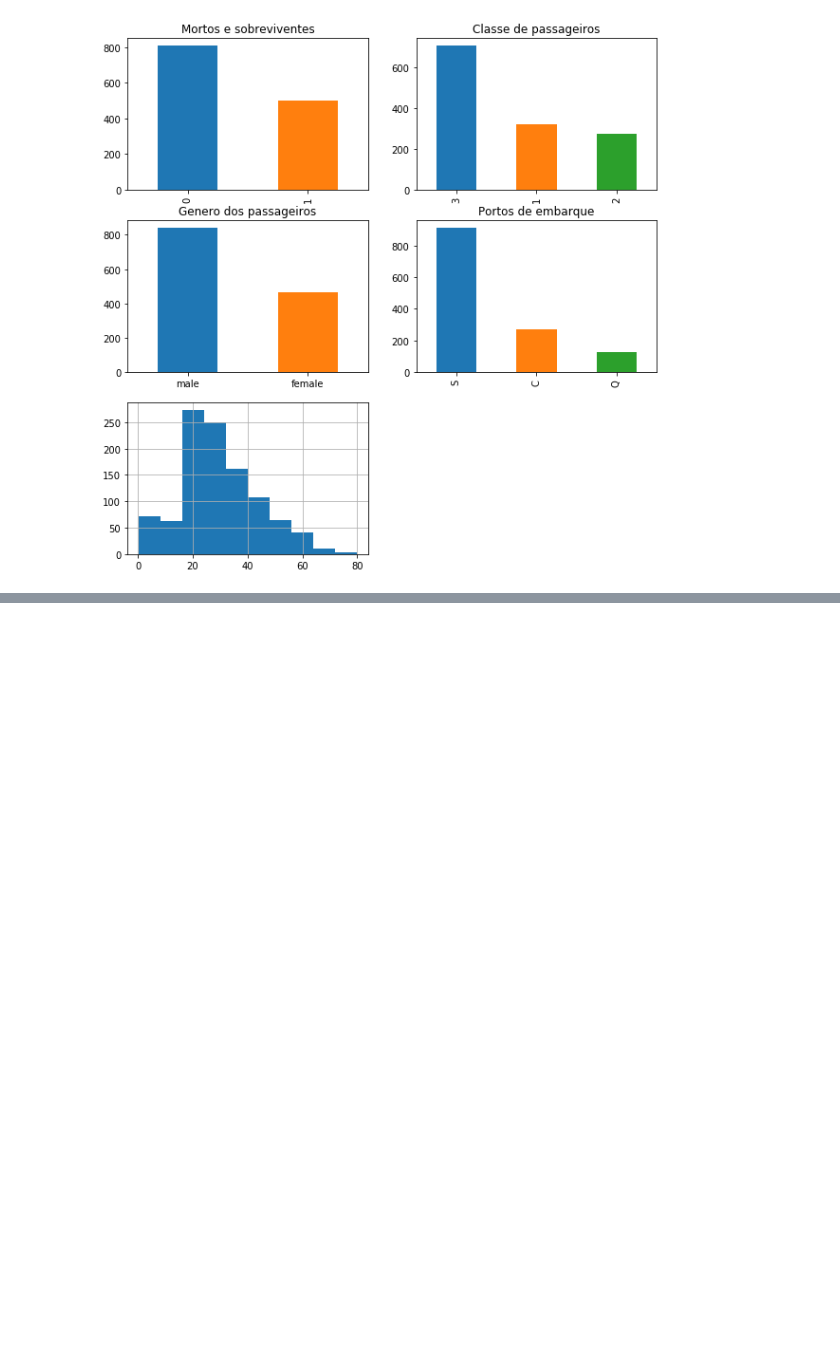
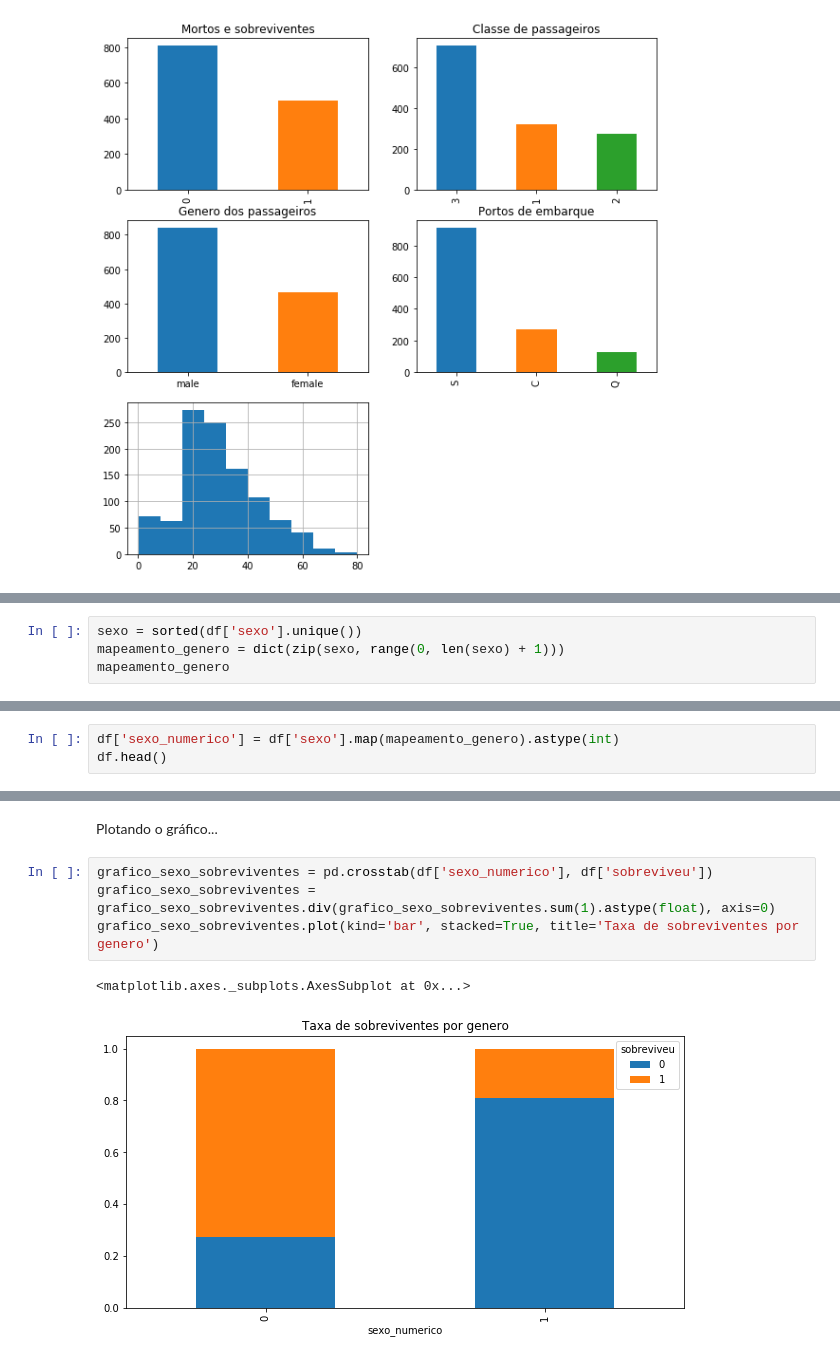
Before and after one commit to nativanando/masters-degree, a Jupyter notebook: mineracao-de-dados/titanic-dataset/titanic-analise .ipynb, the cells around one changed output, grey strips where cells are left out. Drawn from its saved outputs; the diff is of its cells as text; blank space fills up the shorter version.

```diff
--- a/mineracao-de-dados/titanic-dataset/titanic-analise .ipynb
+++ b/mineracao-de-dados/titanic-dataset/titanic-analise .ipynb
@@ -131,0 +175,4 @@ df['idade'].hist()
+# %%
+sexo = sorted(df['sexo'].unique())
+mapeamento_genero = dict(zip(sexo, range(0, len(sexo) + 1)))
+mapeamento_genero
@@ -131,0 +183,3 @@ df['idade'].hist()
+# %%
+df['sexo_numerico'] = df['sexo'].map(mapeamento_genero).astype(int)
+df.head()
@@ -131,0 +193,9 @@ df['idade'].hist()
+# %% [markdown]
+Plotando o gráfico...
+# %%
+grafico_sexo_sobreviventes = pd.crosstab(df['sexo_numerico'], df['sobreviveu'])
+grafico_sexo_sobreviventes = grafico_sexo_sobreviventes.div(grafico_sexo_sobreviventes.sum(1).astype(float), axis=0)
+grafico_sexo_sobreviventes.plot(kind='bar', stacked=True, title='Taxa de sobreviventes por genero')
+# %% [output]
+<matplotlib.axes._subplots.AxesSubplot at 0x...>
+[figure, added]
```
Also changed, not shown: parts of 20 cells of this notebook.
